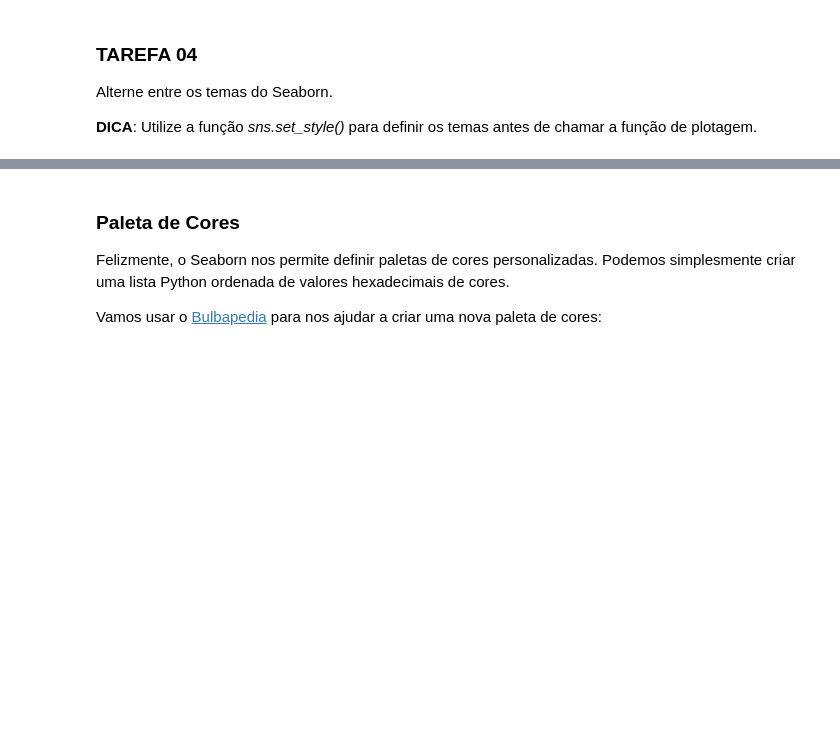
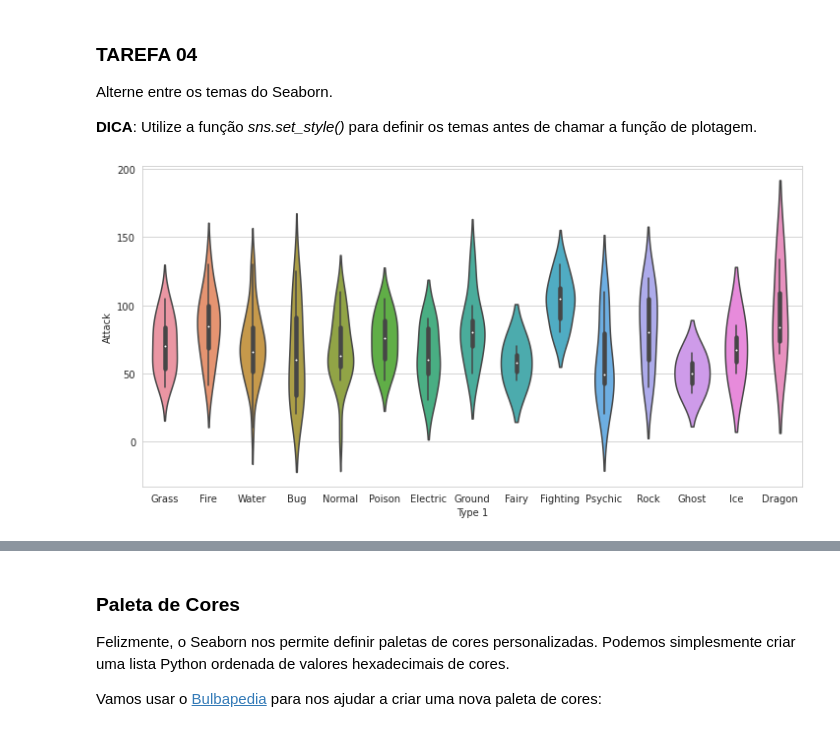
Before and after one commit to robsonbfreitas/visualizacao_exploratoria_exercicios, a Jupyter notebook: 02-exercicios-seaborn/visualizacao_com_seaborn.ipynb, the cells around one changed output, grey strips where cells are left out. Drawn from its saved outputs; the diff is of its cells as text; code cells hidden in the pictures; blank space fills up the shorter version.

```diff
--- a/02-exercicios-seaborn/visualizacao_com_seaborn.ipynb
+++ b/02-exercicios-seaborn/visualizacao_com_seaborn.ipynb
@@ -195,6 +195,11 @@ Alterne entre os temas do Seaborn.
 **DICA**: Utilize a função *sns.set_style()* para definir os temas antes de chamar a função de plotagem.
 # %%
 # Insira o comando antes de plotar o gráfico de violino.
+sns.set_style('whitegrid')
+plt.figure(figsize=(12, 6))
+ax = sns.violinplot(x='Type 1', y='Attack', data=df)
+# %% [output]
+[figure, added]
 # %%
 # Resultado esperado (não modifique esta célula)
 
```
Also changed, not shown: parts of 1 cell of this notebook.
